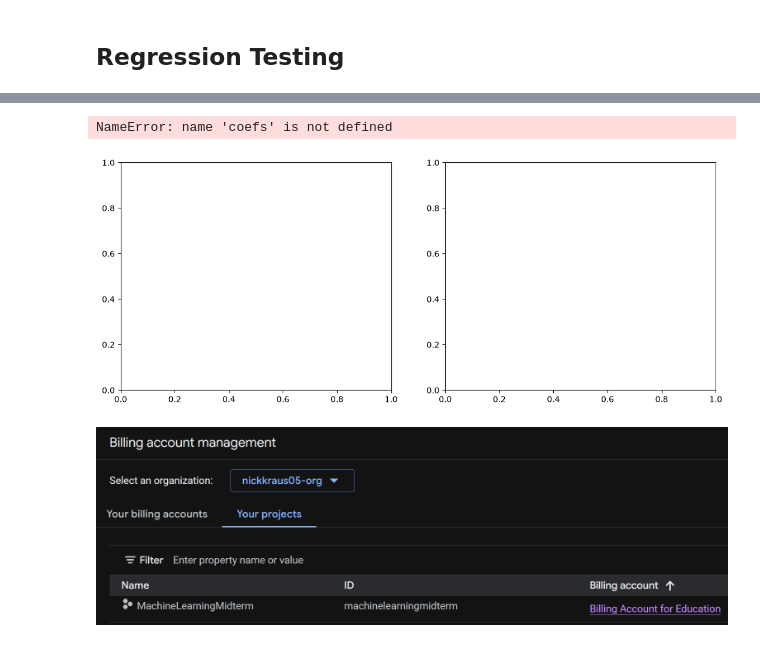
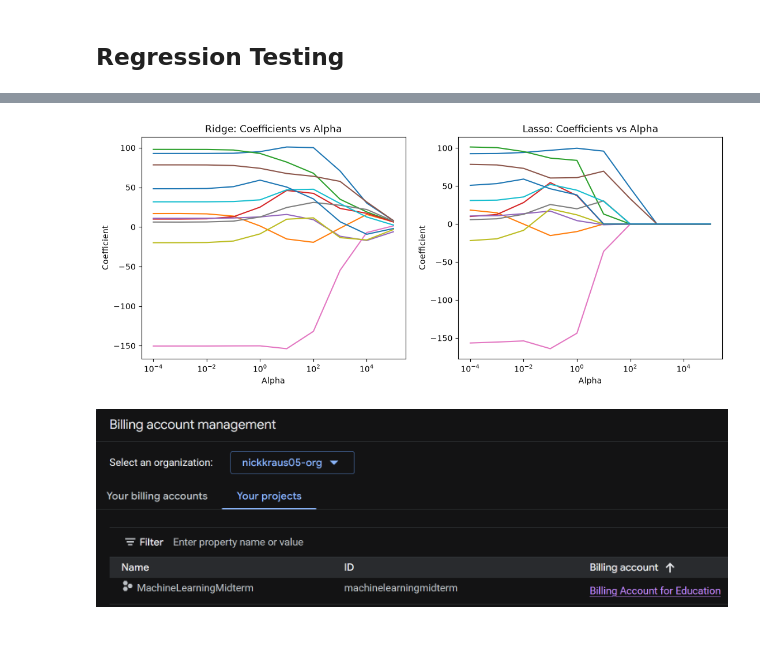
Before and after one commit to nickkraus52/MachineLearning, a Jupyter notebook: Midterm/air_quality.ipynb, the cells around one changed output, grey strips where cells are left out. Cells and saved outputs as stored; diff of their text form; code cells hidden in the pictures.

```diff
--- a/Midterm/air_quality.ipynb
+++ b/Midterm/air_quality.ipynb
@@ -343,6 +343,8 @@ Best model at evaluating C6H6(GT): Logistic Regression
 # %%
 from sklearn.linear_model import LinearRegression, Ridge, Lasso
 from sklearn.metrics import mean_squared_error, r2_score
+
+all_coefs = {}
 
 def run_regression(model, testVal, name):
     df_clean = df.dropna(subset=[testVal])
@@ -358,6 +360,7 @@ def run_regression(model, testVal, name):
            ("model", model)])
 
     pipe.fit(X_train, y_train)
+    all_coefs[name] = pipe.named_steps['model'].coef_
 
     y_pred = pipe.predict(X_test)
     rmse = np.sqrt(mean_squared_error(y_test, y_pred))
@@ -369,7 +372,7 @@ def run_regression(model, testVal, name):
           'R^2': r2
       }
 
-alphas = [0.00001, 0.00005, 0.0001, 0.0005, 0.001, 0.005, 0.01]
+alphas = [ 0.0001, 0.001, 0.01, 0.1, 1, 10, 100, 1000, 10000, 100000]
 
 models = {
     "Ridge" : Ridge,
@@ -389,7 +392,7 @@ for testVal in testValues:
             evaluations[testVal].append(results)
 
 print(f"Linear Regression Evaluation:")
-display(pd.DataFrame(linearRegEval))
+display(pd.DataFrame(linearRegEval).sort_values(by='R^2', ascending=False))
 
 print(f"\nRidge and Lasso Regression Evaluation:")
 for testVal, data in evaluations.items():
@@ -437,13 +444,15 @@ Evaluating NOx(GT):
 # %%
+n = len(num_features) - 1  # numeric columns come first in the transformed data
+
 fig, axes = plt.subplots(1, 2, figsize=(13, 5))
 for ax, name in zip(axes, ["Ridge", "Lasso"]):
-    ax.semilogx(alphas, np.array(coefs[name]))
+    coefs = np.array([all_coefs[f"{name} (alpha={a})"] for a in alphas])
+    ax.semilogx(alphas, coefs[:, :n])
     ax.set_title(f"{name}: Coefficients vs Alpha")
     ax.set_xlabel("Alpha")
     ax.set_ylabel("Coefficient")
 plt.show()
 # %% [output]
-NameError: name 'coefs' is not defined
-[figure, old version]
+[figure, new version]
 # %% [markdown]
 ![image.png](embedded-picture-1)
```
Also changed, not shown: parts of 1 cell of this notebook.
